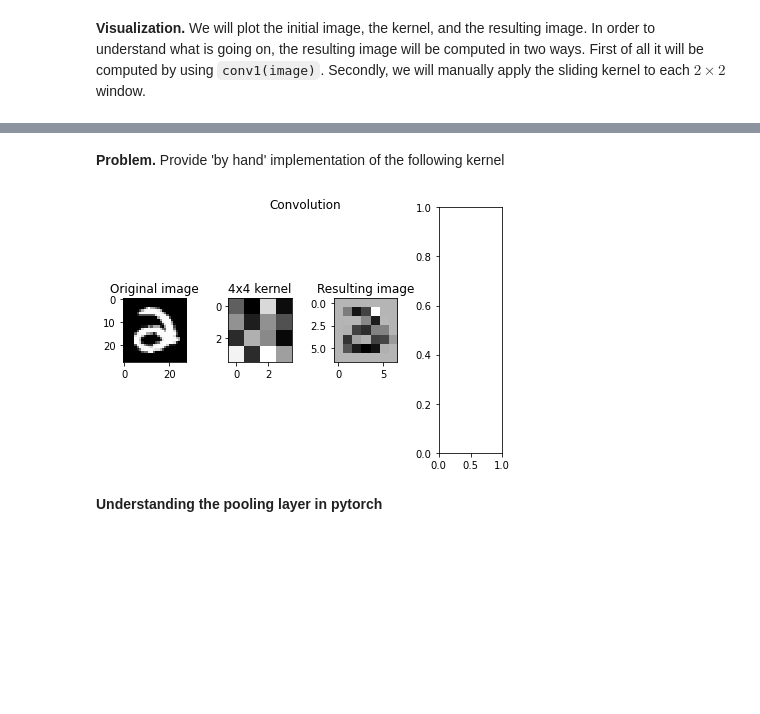
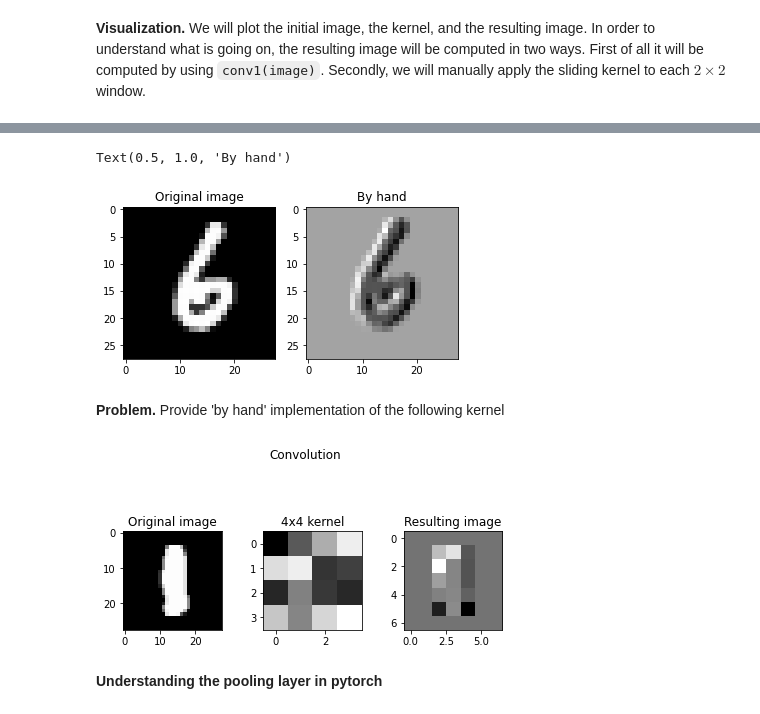
Before and after one commit to ARKEnsae/DM_ML_3A, a Jupyter notebook: TP3/TP3_KA_IB.ipynb, the cells around one changed output, grey strips where cells are left out. Drawn from its saved outputs; the diff is of its cells as text; code cells hidden in the pictures; blank space fills up the shorter version.

````diff
--- a/TP3/TP3_KA_IB.ipynb
+++ b/TP3/TP3_KA_IB.ipynb
@@ -543,3 +499,19 @@ Test accuracy: 0.83 | Test loss: 0.9829374759674072
 # Elements of CNN: ```nn.Conv2d``` and ```MaxPool2d```
 # %% [markdown]
 Read this before starting: https://ttic.uchicago.edu/~shubhendu/Pages/Files/Lecture7_flat.pdf
+# %%
+# reload the data
+all_train = datasets.MNIST('data/',
+                           download=True,
+                           train=True,
+                           transform=transforms.ToTensor())
+
+# We split the whole train set in two parts:
+# the one that we actually use for training
+# and the one that we use for validation
+batch_size = 32 # size of the mini batch
+num_train = int(0.8 * len(all_train))
+
+trainset, valset = torch.utils.data.random_split(all_train, [num_train, len(all_train) - num_train])
+trainloader = torch.utils.data.DataLoader(trainset, batch_size=batch_size, shuffle=True)
+valloader = torch.utils.data.DataLoader(valset, batch_size=batch_size, shuffle=True)
@@ -596,40 +608,50 @@ Text(0.5, 1.0, 'By hand')
+# %%
+fig, axs = plt.subplots(1, 2)
+axs[0].imshow(image[0][0], cmap='gray', interpolation='none')
+axs[0].set_title('Original image')
+axs[1].imshow(image_convolved, cmap='gray', interpolation='none')
+axs[1].set_title('By hand')
+# %% [output]
+Text(0.5, 1.0, 'By hand')
+[figure, added]
 # %% [markdown]
 **Problem.** Provide 'by hand' implementation of the following kernel
 # %%
 # 1 input channel (first 1 in nn.Conv2d)
 # 1 output channel (second 1 in nn.Conv2d)
-# 4x4 kernel (kernel_size=4)
-# the kernel slides by 3 step in (x, y) direction (stride=[4, 4])
+# 4x4 kernel (kernel_size=4) (before it was 2x2)
+# the kernel slides by 3 step in (x, y) direction (stride=[4, 4]) (before : 1 step stride [1,1])
 # we do not augment the picture with white borders (padding=0)
+
 conv = nn.Conv2d(1, 1, kernel_size=4, stride=[4, 4], padding=0)
 # Get kernel value.
 weight = conv.weight.data.numpy()
 
 # take one image
 image, _ = next(iter(trainloader))
 
 
-fig, axs = plt.subplots(1, 4)
+fig, axs = plt.subplots(1, 3) #correction (1,4) before
 fig.tight_layout()
 fig.suptitle('Convolution')
 
 # plot the image
 axs[0].imshow(image[0][0], cmap='gray', interpolation='none')
 axs[0].set_title('Original image')
 
 # plot the kernel
 axs[1].imshow(weight[0][0], cmap='gray', interpolation='none')
 axs[1].set_title('4x4 kernel')
 
 # plot resulting image
 axs[2].imshow(conv(image)[0][0].detach().numpy(), cmap='gray', interpolation='none')
 axs[2].set_title('Resulting image')
 
 # Making the same by hands
 # PROBLEM: FILL IN THIS PART.
 np_image = image[0][0].data.numpy() # get numpy image
 # %% [output]
-[figure, old version]
+[figure, new version]
 # %% [markdown]
 **Understanding the pooling layer in pytorch**
 # %% [markdown]
````
Also changed, not shown: parts of 25 cells of this notebook.
